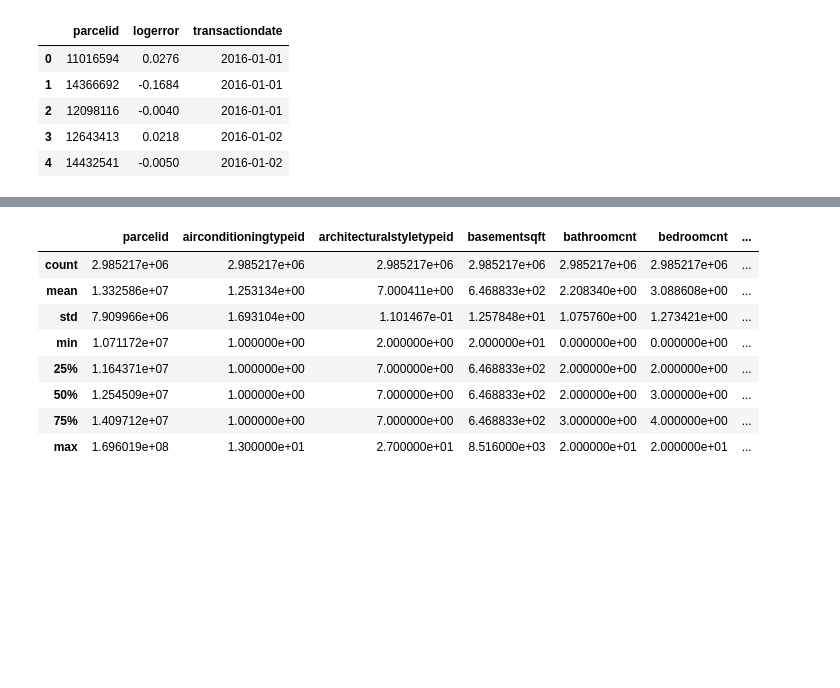
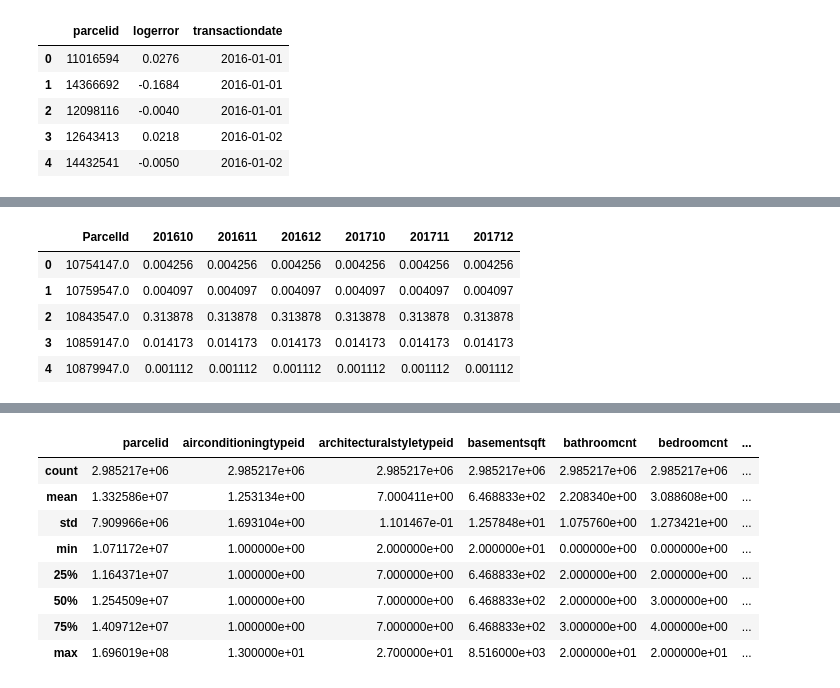
Before and after one commit to adeshpande3/Kaggle-Zillow, a Jupyter notebook: Zillow Notebook.ipynb, the cells around one changed output, grey strips where cells are left out. Cells and saved outputs as stored; diff of their text form; code cells hidden in the pictures; blank space fills up the shorter version.

```diff
--- a/Zillow Notebook.ipynb
+++ b/Zillow Notebook.ipynb
@@ -29,3 +38,14 @@ properties.head()
+# %%
+p = pd.read_csv('preds.csv')
+# %%
+p.head()
+# %% [output]
+|  | ParcelId | 201610 | 201611 | 201612 | 201710 | 201711 | 201712 |
+| 0 | 10754147.0 | 0.004256 | 0.004256 | 0.004256 | 0.004256 | 0.004256 | 0.004256 |
+| 1 | 10759547.0 | 0.004097 | 0.004097 | 0.004097 | 0.004097 | 0.004097 | 0.004097 |
+| 2 | 10843547.0 | 0.313878 | 0.313878 | 0.313878 | 0.313878 | 0.313878 | 0.313878 |
+| 3 | 10859147.0 | 0.014173 | 0.014173 | 0.014173 | 0.014173 | 0.014173 | 0.014173 |
+| 4 | 10879947.0 | 0.001112 | 0.001112 | 0.001112 | 0.001112 | 0.001112 | 0.001112 |
 # %%
 cleanedPropertyData = pd.np.array(properties)
 cleanedPropertyData[0][0]
```
Also changed, not shown: parts of 8 cells of this notebook, 1 other file.
